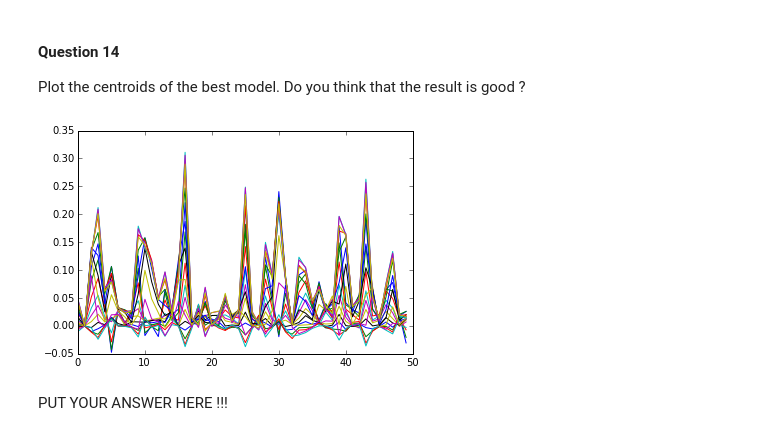
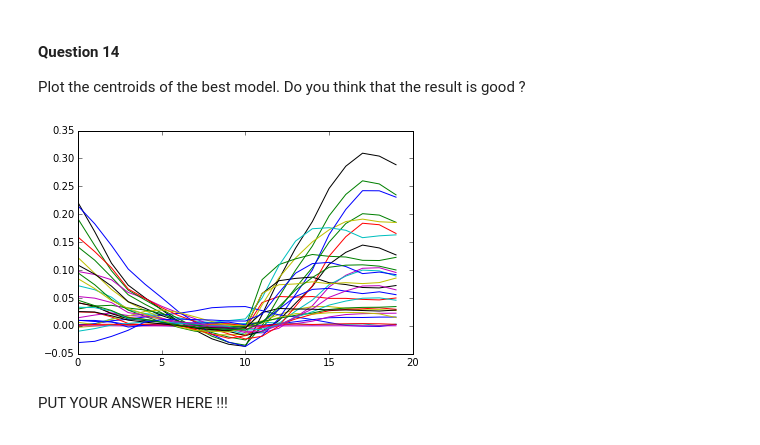
Before and after one commit to and29/Algorithmic-Machine-Learning, a Jupyter notebook: Notebooks/Solutions/[Lecture 12+13] Analyzing Neuroimaging Data with PySpark and Thunder/[Lecture 12+13] Analyzing Neuroimaging Data with PySpark and Thunder.ipynb, the cells around one changed output. Cells and saved outputs as stored; diff of their text form; code cells hidden in the pictures.

```diff
--- a/Notebooks/Solutions/[Lecture 12+13] Analyzing Neuroimaging Data with PySpark and Thunder/[Lecture 12+13] Analyzing Neuroimaging Data with PySpark and Thunder.ipynb
+++ b/Notebooks/Solutions/[Lecture 12+13] Analyzing Neuroimaging Data with PySpark and Thunder/[Lecture 12+13] Analyzing Neuroimaging Data with PySpark and Thunder.ipynb
@@ -697,11 +691,11 @@ To this end, it is often worth assessing a model by measuring its impact on the
 Plot the centroids of the best model. Do you think that the result is good ?
 # %%
 # plot the best performing model
-bestModel = models[5]
-plt.plot(bestModel.centers)
+bestModel = models[4]
+plt.plot(np.asarray(bestModel.centers).T)
 plt.show()
 # %% [output]
-[figure, old version]
+[figure, new version]
 # %% [markdown]
 <div class="answer">
 
```
Also changed, not shown: parts of 20 cells of this notebook.
